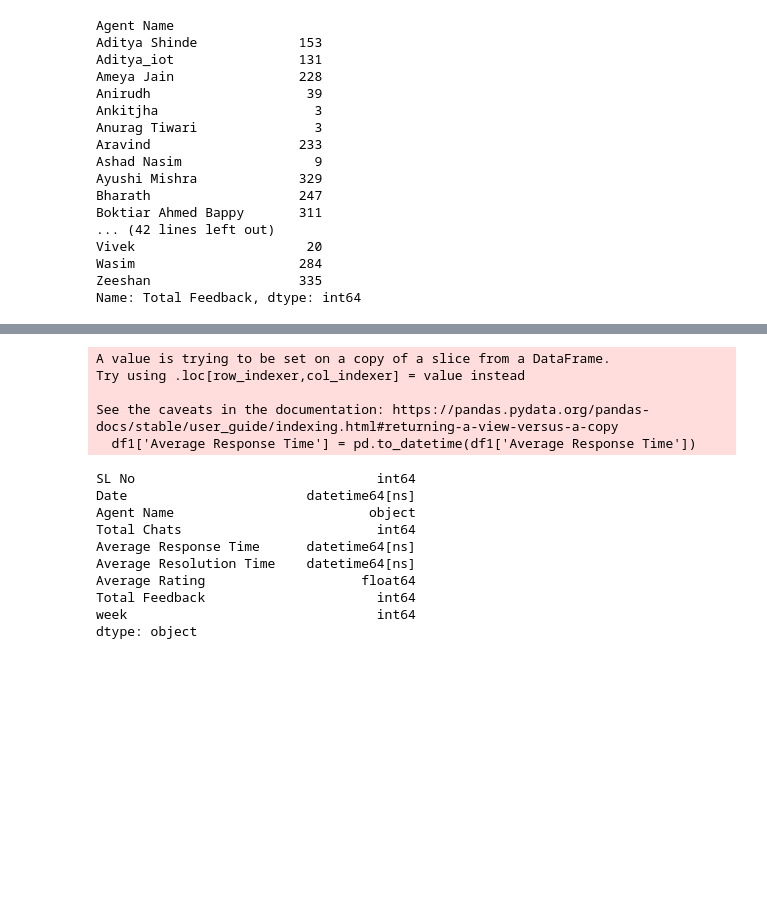
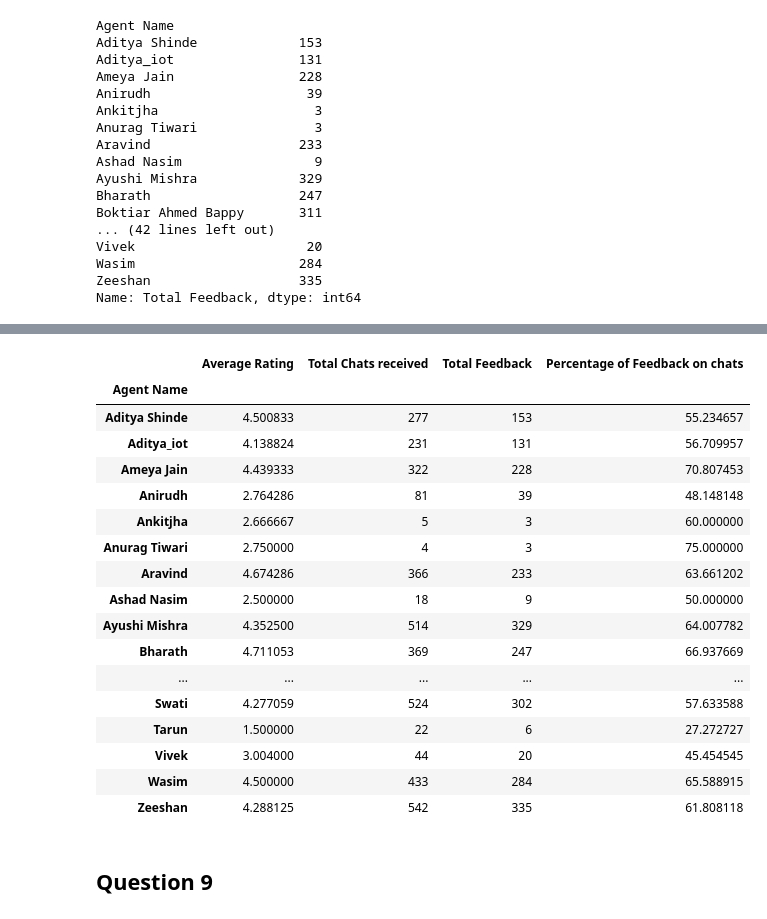
Before and after one commit to princefrancis64/iNeuron, a Jupyter notebook: Pandas2.ipynb, the cells around one changed output, grey strips where cells are left out. Drawn from its saved outputs; the diff is of its cells as text; code cells hidden in the pictures; blank space fills up the shorter version.

Commit message:
pandas 2 class task completion

```diff
--- a/Pandas2.ipynb
+++ b/Pandas2.ipynb
@@ -1515,21 +1540,25 @@ df1
-# %%
-df1['Average Response Time'] = pd.to_datetime(df1['Average Response Time'])
-# %% [output]
-A value is trying to be set on a copy of a slice from a DataFrame.
-Try using .loc[row_indexer,col_indexer] = value instead
-
-See the caveats in the documentation: https://pandas.pydata.org/pandas-docs/stable/user_guide/indexing.html#returning-a-view-versus-a-copy
-  df1['Average Response Time'] = pd.to_datetime(df1['Average Response Time'])
-# %%
-df1.dtypes
-# %% [output]
-SL No                               int64
-Date                       datetime64[ns]
-Agent Name                         object
-Total Chats                         int64
-Average Response Time      datetime64[ns]
-Average Resolution Time    datetime64[ns]
-Average Rating                    float64
-Total Feedback                      int64
-week                                int64
-dtype: object
+# %%
+df2['Percentage of Feedback on chats'] = 100*(df2['Total Feedback']/df2['Total Chats received'])
+# %%
+df2
+# %% [output]
+|  | Average Rating | Total Chats received | Total Feedback | Percentage of Feedback on chats |
+| Agent Name |  |  |  |  |
+| Aditya Shinde | 4.500833 | 277 | 153 | 55.234657 |
+| Aditya_iot | 4.138824 | 231 | 131 | 56.709957 |
+| Ameya Jain | 4.439333 | 322 | 228 | 70.807453 |
+| Anirudh | 2.764286 | 81 | 39 | 48.148148 |
+| Ankitjha | 2.666667 | 5 | 3 | 60.000000 |
+| Anurag Tiwari | 2.750000 | 4 | 3 | 75.000000 |
+| Aravind | 4.674286 | 366 | 233 | 63.661202 |
+| Ashad Nasim | 2.500000 | 18 | 9 | 50.000000 |
+| Ayushi Mishra | 4.352500 | 514 | 329 | 64.007782 |
+| Bharath | 4.711053 | 369 | 247 | 66.937669 |
+| ... | ... | ... | ... | ... |
+| Swati | 4.277059 | 524 | 302 | 57.633588 |
+| Tarun | 1.500000 | 22 | 6 | 27.272727 |
+| Vivek | 3.004000 | 44 | 20 | 45.454545 |
+| Wasim | 4.500000 | 433 | 284 | 65.588915 |
+| Zeeshan | 4.288125 | 542 | 335 | 61.808118 |
+# %% [markdown]
+## Question 9
```
Also changed, not shown: parts of 70 cells of this notebook.
